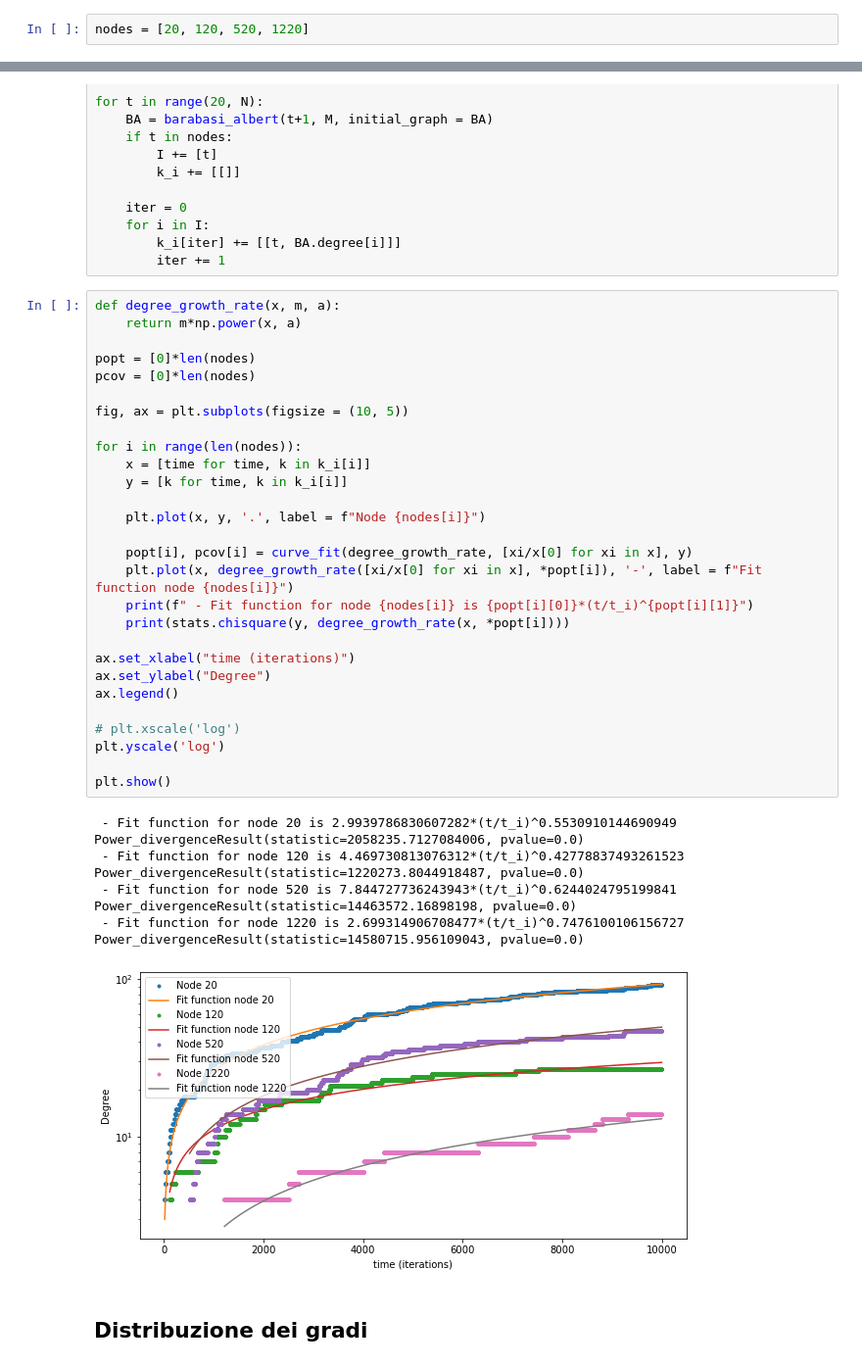
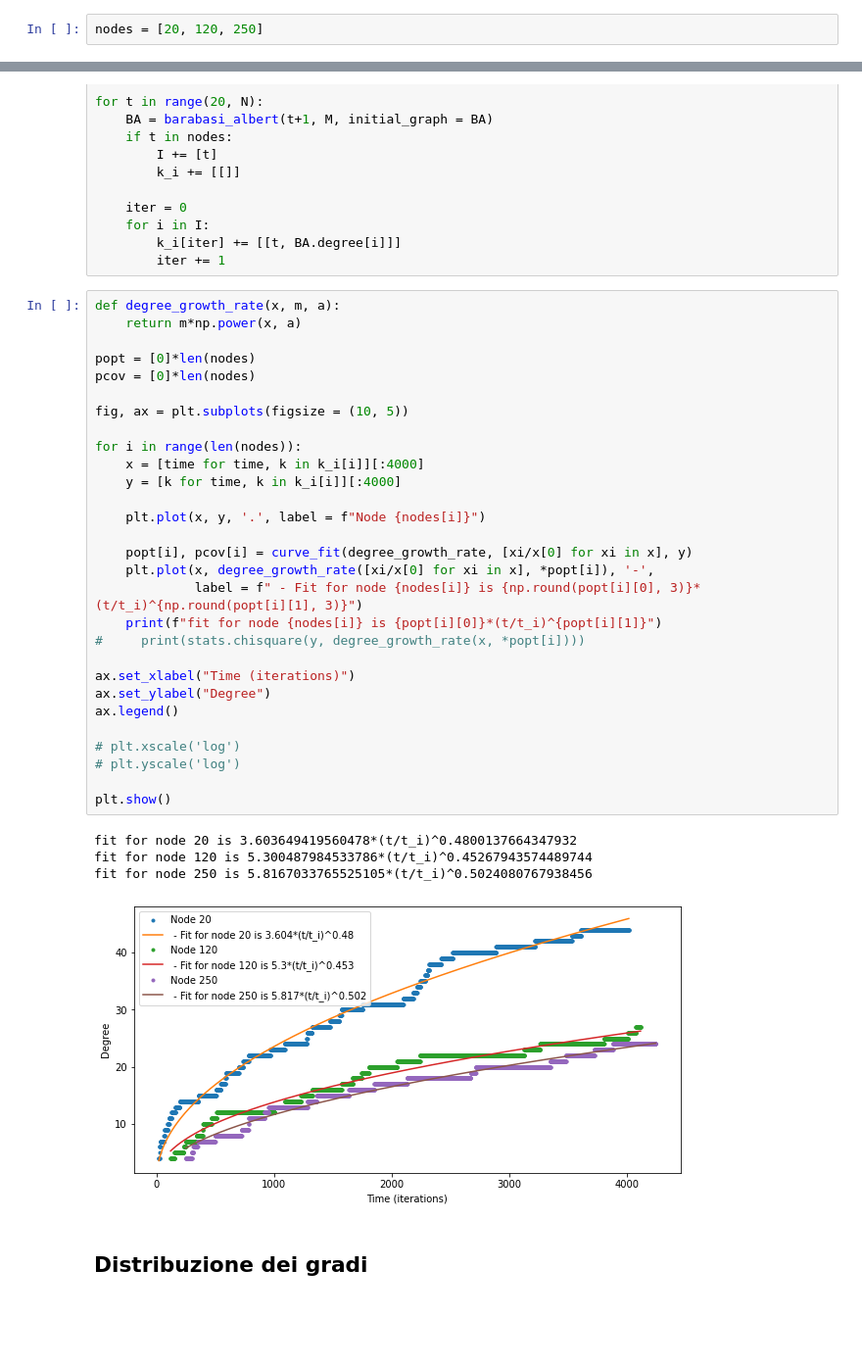
Before and after one commit to Ferri-00/Esame-Complessi, a Jupyter notebook: NetworkProperty.ipynb, the cells around one changed output, grey strips where cells are left out. Shown at 98% size. Saved outputs shown, nothing was run; the diff lists cells and outputs as text; blank space fills up the shorter version.

```diff
--- a/NetworkProperty.ipynb
+++ b/NetworkProperty.ipynb
@@ -200,7 +200,7 @@ M = 4
 N0 = 20
 # BA = barabasi_albert_analysis(n,m, t=t, k_i=k_i, p_k = p_k)
 # %%
-nodes = [20, 120, 520, 1220]
+nodes = [20, 120, 250]
 # %%
 BA = barabasi_albert(N0, M)
 k_i=[[]]
@@ -223,41 +223,37 @@ for t in range(20, N):
 # %%
 def degree_growth_rate(x, m, a):
     return m*np.power(x, a)
 
 popt = [0]*len(nodes)
 pcov = [0]*len(nodes)
 
 fig, ax = plt.subplots(figsize = (10, 5))
 
 for i in range(len(nodes)):
-    x = [time for time, k in k_i[i]]
-    y = [k for time, k in k_i[i]]
+    x = [time for time, k in k_i[i]][:4000]
+    y = [k for time, k in k_i[i]][:4000]
 
     plt.plot(x, y, '.', label = f"Node {nodes[i]}")
 
     popt[i], pcov[i] = curve_fit(degree_growth_rate, [xi/x[0] for xi in x], y)
-    plt.plot(x, degree_growth_rate([xi/x[0] for xi in x], *popt[i]), '-', label = f"Fit function node {nodes[i]}")
-    print(f" - Fit function for node {nodes[i]} is {popt[i][0]}*(t/t_i)^{popt[i][1]}")
-    print(stats.chisquare(y, degree_growth_rate(x, *popt[i])))
+    plt.plot(x, degree_growth_rate([xi/x[0] for xi in x], *popt[i]), '-',
+             label = f" - Fit for node {nodes[i]} is {np.round(popt[i][0], 3)}*(t/t_i)^{np.round(popt[i][1], 3)}")
+    print(f"fit for node {nodes[i]} is {popt[i][0]}*(t/t_i)^{popt[i][1]}")
+#     print(stats.chisquare(y, degree_growth_rate(x, *popt[i])))
 
-ax.set_xlabel("time (iterations)")
+ax.set_xlabel("Time (iterations)")
 ax.set_ylabel("Degree")
 ax.legend()
 
 # plt.xscale('log')
-plt.yscale('log')
+# plt.yscale('log')
 
 plt.show()
 # %% [output]
- - Fit function for node 20 is 2.9939786830607282*(t/t_i)^0.5530910144690949
-Power_divergenceResult(statistic=2058235.7127084006, pvalue=0.0)
- - Fit function for node 120 is 4.469730813076312*(t/t_i)^0.42778837493261523
-Power_divergenceResult(statistic=1220273.8044918487, pvalue=0.0)
- - Fit function for node 520 is 7.844727736243943*(t/t_i)^0.6244024795199841
-Power_divergenceResult(statistic=14463572.16898198, pvalue=0.0)
- - Fit function for node 1220 is 2.699314906708477*(t/t_i)^0.7476100106156727
-Power_divergenceResult(statistic=14580715.956109043, pvalue=0.0)
+fit for node 20 is 3.603649419560478*(t/t_i)^0.4800137664347932
+fit for node 120 is 5.300487984533786*(t/t_i)^0.45267943574489744
+fit for node 250 is 5.8167033765525105*(t/t_i)^0.5024080767938456
-[figure, old version]
+[figure, new version]
 # %% [markdown]
 ## Distribuzione dei gradi
 # %% [markdown]
```
Also changed, not shown: parts of 6 cells of this notebook.
